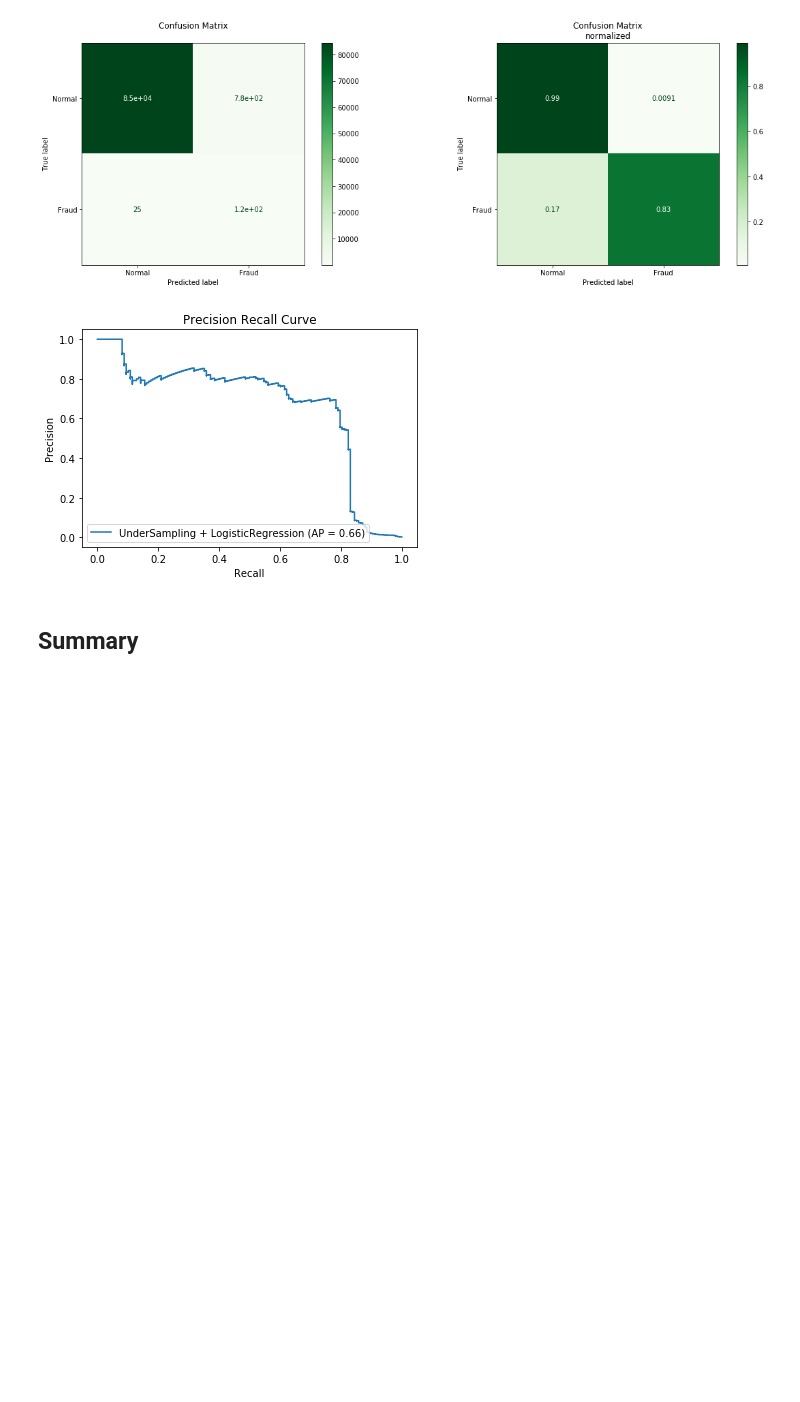
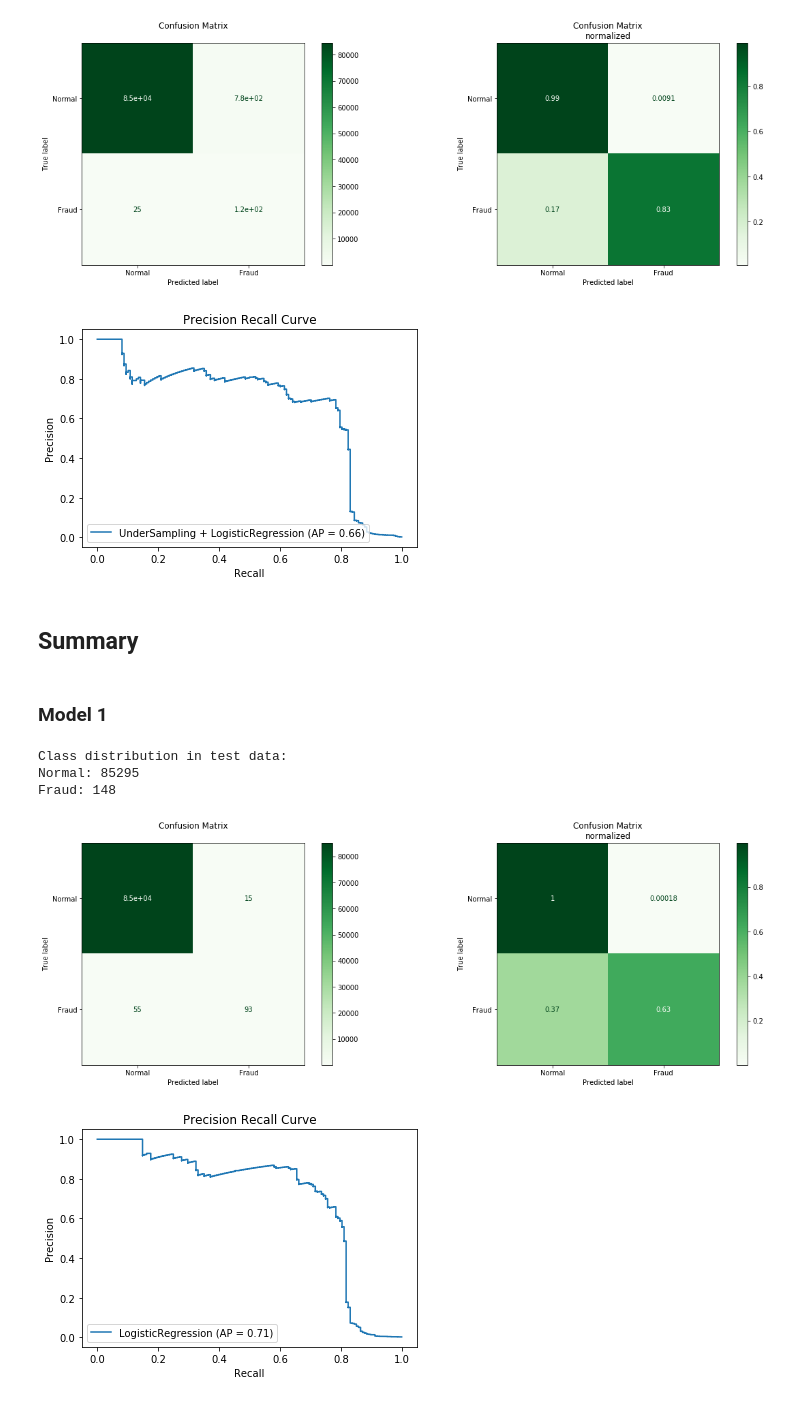
Before and after one commit to janedoesrepo/Autoencoder-ImbalancedCreditData, a Jupyter notebook: notebooks/Pipeline.ipynb, the cells around one changed output. Saved outputs shown, nothing was run; the diff lists cells and outputs as text; code cells hidden in the pictures; blank space fills up the shorter version.

```diff
--- a/notebooks/Pipeline.ipynb
+++ b/notebooks/Pipeline.ipynb
@@ -482,3 +470,13 @@ Fraud: 148
 [figure]
 # %% [markdown]
 ## Summary
+# %% [markdown]
+### Model 1
+# %%
+evaluate_model(clf_1, X_test, y_test, 'LogisticRegression')
+# %% [output]
+Class distribution in test data:
+Normal: 85295
+Fraud: 148
+[figure, added]
+[figure, added]
```
Also changed, not shown: parts of 55 cells of this notebook, 1 other file.
